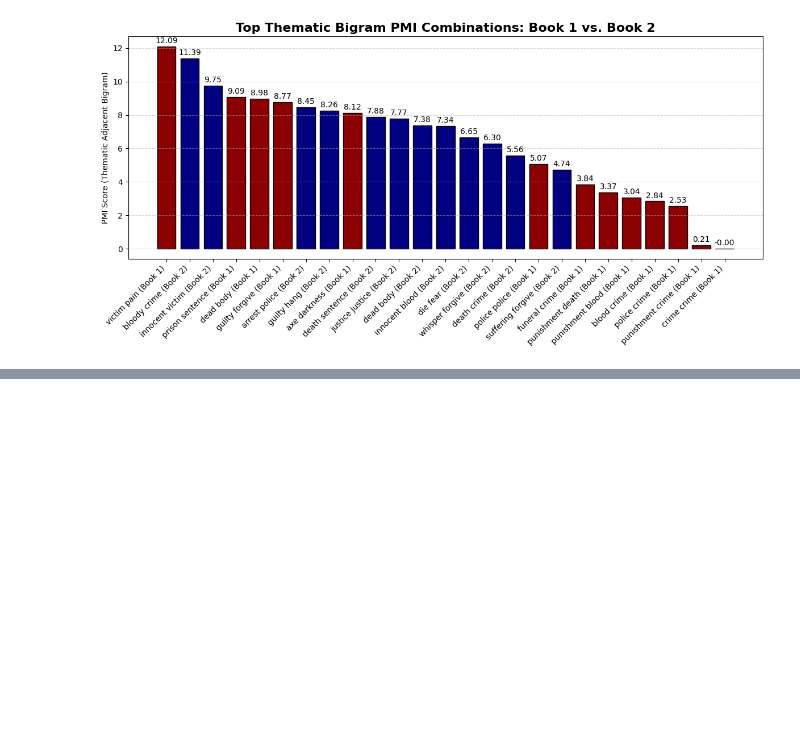
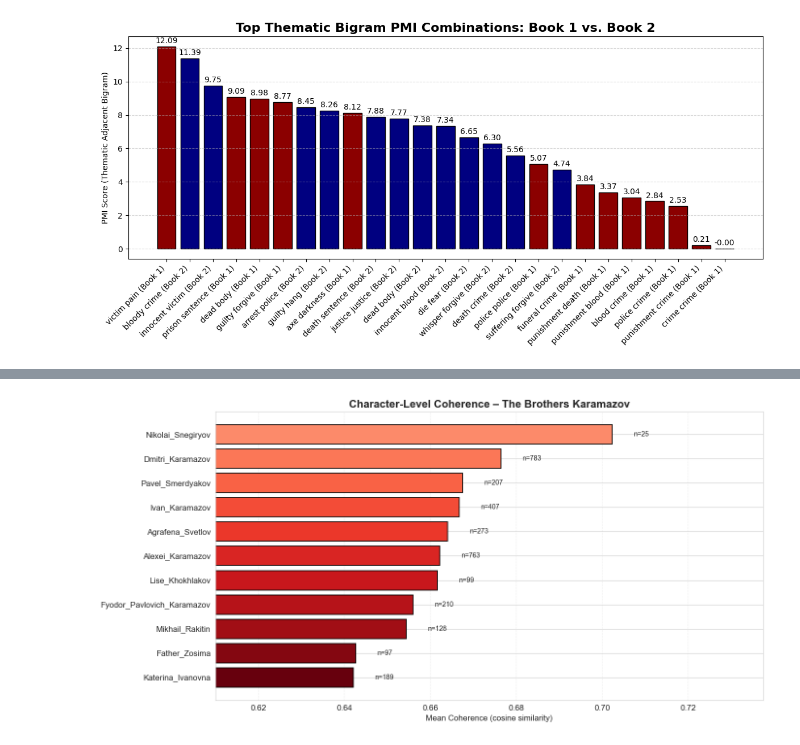
Before and after one commit to NLP-M-A-D/ProjectTemplate, a Jupyter notebook: notebooks/extra_only_differences.ipynb, the cells around one changed output, grey strips where cells are left out. Saved outputs shown, nothing was run; the diff lists cells and outputs as text; code cells hidden in the pictures; blank space fills up the shorter version.

```diff
--- a/notebooks/extra_only_differences.ipynb
+++ b/notebooks/extra_only_differences.ipynb
@@ -535,0 +936,40 @@ KeyError: 'CP'
+# %%
+
+
+# Sort by coherence score (desc)
+sorted_data = sorted(bk_char_coherence.items(), key=lambda x: x[1]['mean'], reverse=True)
+chars = [item[0] for item in sorted_data]
+means = [item[1]['mean'] for item in sorted_data]
+counts = [item[1]['count'] for item in sorted_data]
+
+# Horizontal layout
+fig, ax = plt.subplots(figsize=(14, 7))
+
+# Colormap gradient (reversed so top = darkest)
+cmap = plt.cm.Reds
+colors = cmap(np.linspace(0.4, 1, len(chars)))
+
+bars = ax.barh(chars, means, color=colors, edgecolor='black', linewidth=1.2)
+
+# Add counts at the end of each bar
+for bar, n in zip(bars, counts):
+    ax.text(bar.get_width() + 0.005, bar.get_y() + bar.get_height()/2,
+            f"n={n}", va='center', fontsize=10)
+
+# Title + labels
+ax.set_xlabel("Mean Coherence (cosine similarity)")
+ax.set_title("Character-Level Coherence – The Brothers Karamazov", fontsize=16, weight="bold")
+
+# Flip so highest score is at top
+ax.invert_yaxis()
+
+# Better x-axis limits
+ax.set_xlim(min(means)*0.95, max(means)*1.05)
+
+# Grid for readability
+ax.grid(axis='x', linestyle='--', alpha=0.3)
+
+plt.tight_layout()
+plt.show()
+# %% [output]
+[figure, added]
```
Also changed, not shown: parts of 15 cells of this notebook, 3 other files.
